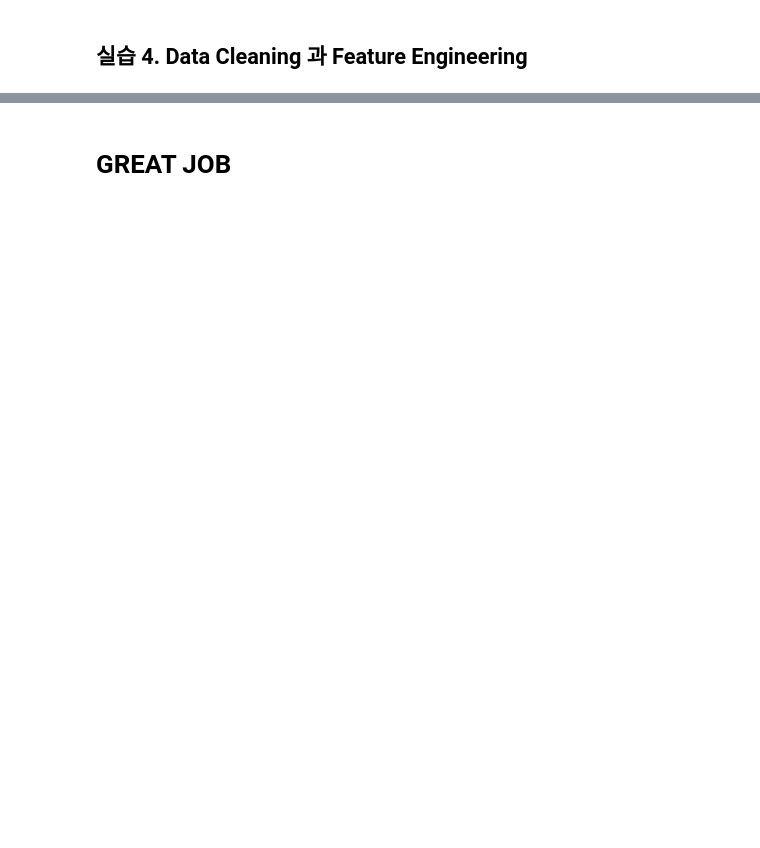
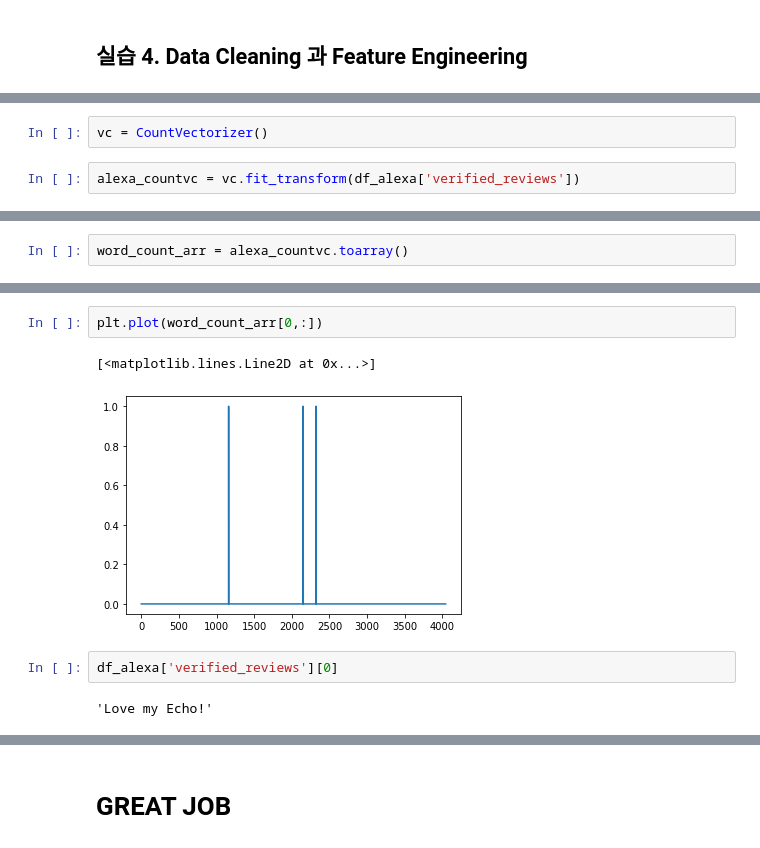
Before and after one commit to twistyang/python_sun, a Jupyter notebook: part08/2.a 프로젝트 Amazon Reviews Analysis.ipynb, the cells around one changed output, grey strips where cells are left out. Drawn from its saved outputs; the diff is of its cells as text; blank space fills up the shorter version.

```diff
--- a/part08/2.a 프로젝트 Amazon Reviews Analysis.ipynb
+++ b/part08/2.a 프로젝트 Amazon Reviews Analysis.ipynb
@@ -47,0 +127,4 @@ import seaborn as sb # Statistical data visualization
+# %%
+vc = CountVectorizer()
+# %%
+alexa_countvc = vc.fit_transform(df_alexa['verified_reviews'])
@@ -47,0 +135,2 @@ import seaborn as sb # Statistical data visualization
+# %%
+word_count_arr = alexa_countvc.toarray()
@@ -47,0 +167,9 @@ import seaborn as sb # Statistical data visualization
+# %%
+plt.plot(word_count_arr[0,:])
+# %% [output]
+[<matplotlib.lines.Line2D at 0x...>]
+[figure, added]
+# %%
+df_alexa['verified_reviews'][0]
+# %% [output]
+'Love my Echo!'
```
Also changed, not shown: parts of 30 cells of this notebook, 1 other file.
